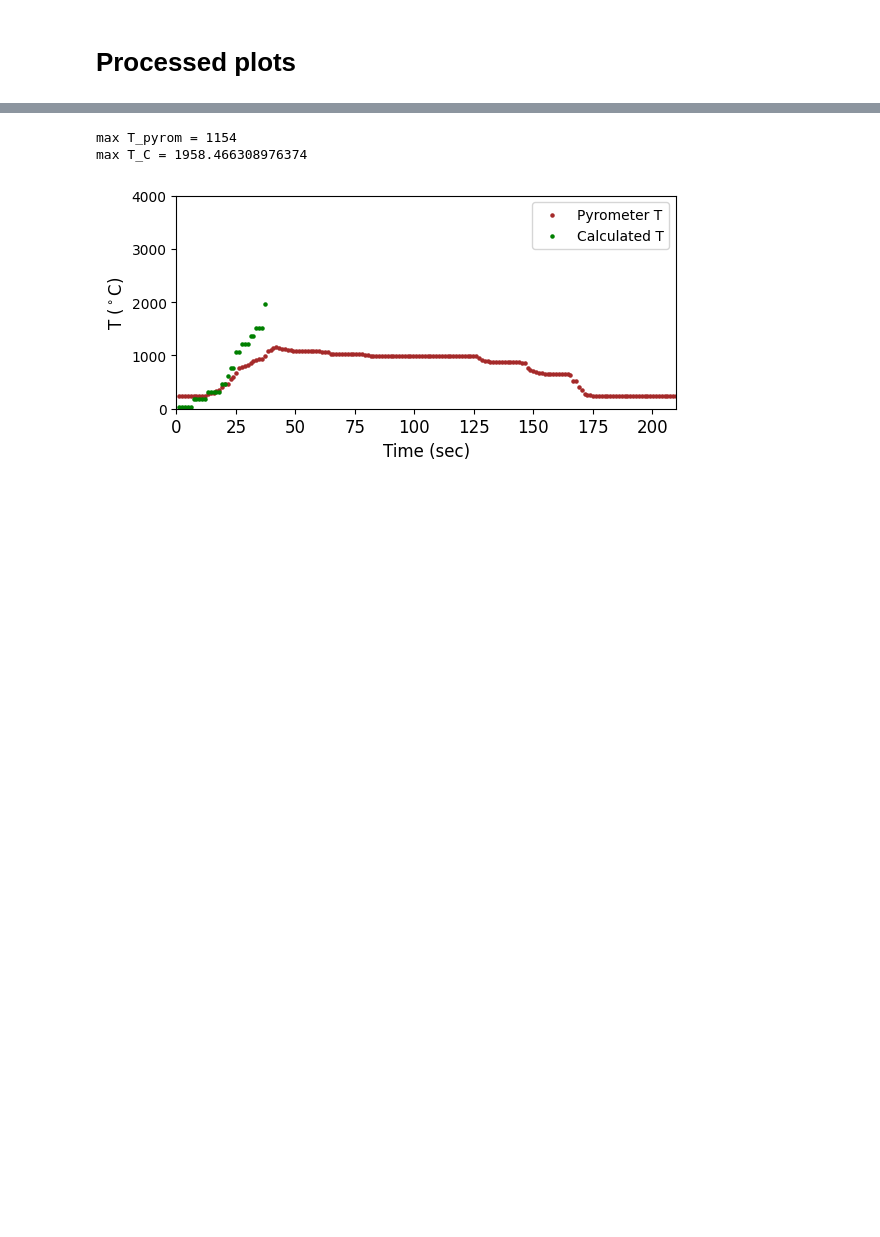
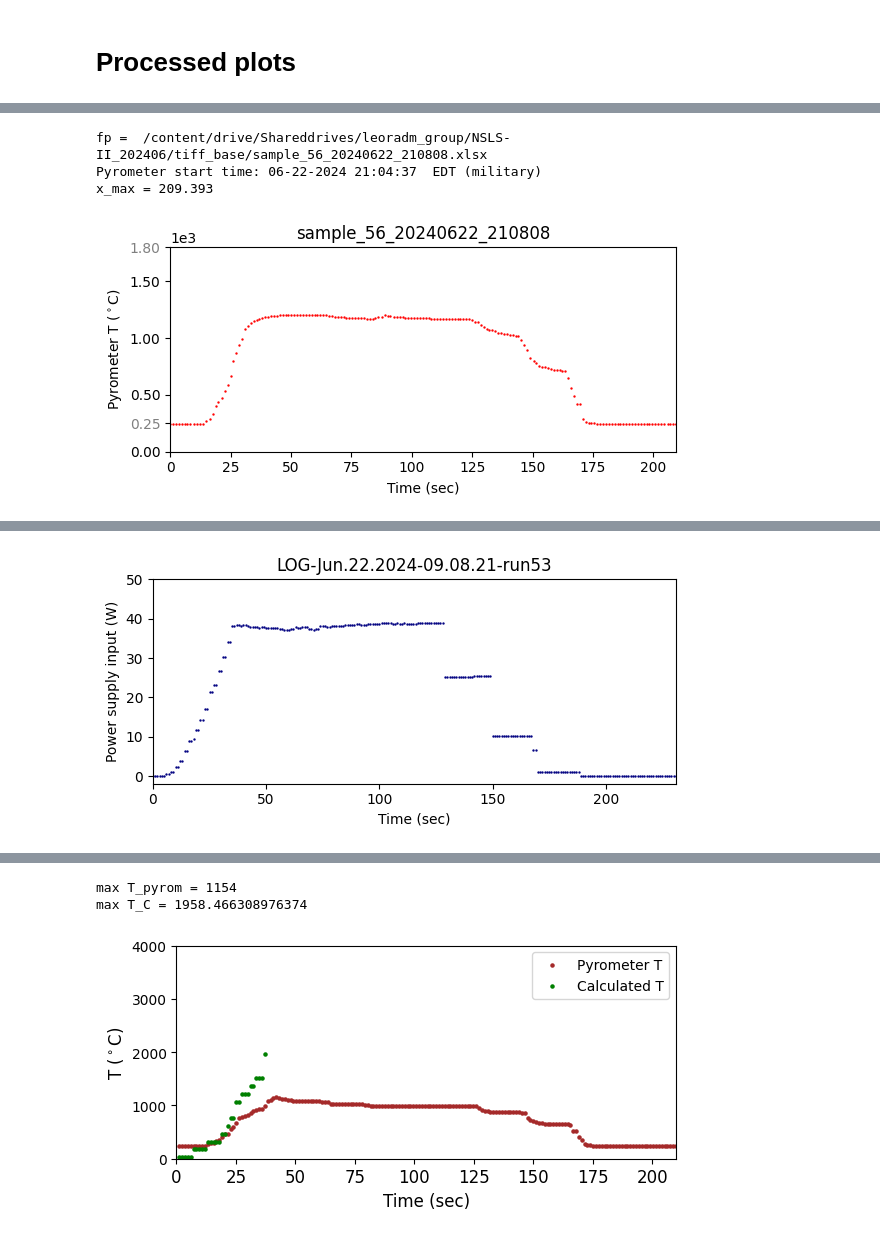
Before and after one commit to lmoghimi/personal-processing, a Jupyter notebook: post_beamline_analysis.ipynb, the cells around one changed output, grey strips where cells are left out. Drawn from its saved outputs; the diff is of its cells as text; code cells hidden in the pictures; blank space fills up the shorter version.

Commit message:
Edits to ensure the pyrometer and laser log files plot the data correctly with no user input. (only requires the file names)

```diff
--- a/post_beamline_analysis.ipynb
+++ b/post_beamline_analysis.ipynb
@@ -252,7 +244,7 @@ data_series_type = ['in-situ','depth'] #0 or 1
 response = data_series_type[0] #!#!#!#!#!#!#!#!#!# (this only affects the plot labeling)
 print('response =', response)
 
-run_folder = 'run106_hematite_H2_blue_lowPower' #!#!#!#!#!#!#!#!#!# in which "run" folder is the data located?
+run_folder = 'run105_Ar_blue_Tcalib' #!#!#!#!#!#!#!#!#!# in which "run" folder is the data located?
 run_path = os.path.join(userdir, 'tiff_base', run_folder, 'integration')
 print('run_path = ', run_path)
 
@@ -260,7 +252,7 @@ print('run_path = ', run_path)
 ###################### parsing the filename
 #filelist = glob.glob(run_path + '/run106_hematite_H2_blue_lowPower_20240623-205741_85c755_ss_stg2_y_*') #the common file name amongst all the "before" depth scans
 #filelist = glob.glob(run_path + '/run105_Ar_blue_Tcalib_20240623-200639_fc2f22_*') #!#!#!#!#!#!#!#!#!# the common file name amongst all the in-situ scans
-filelist = glob.glob(run_path + '/run106_hematite_H2_blue_lowPower_20240623-205016_1767d9_p*')
+filelist = glob.glob(run_path + '/run105_Ar_blue_Tcalib_20240623-200639_fc2f22_*')
 # print(filelist)
 filedict = {}
 
@@ -1033,0 +869,75 @@ x_axis =  [0, 1, 2, 3, 4, 5, 6, 7, 8, 9, 10, 11, 12, 13, 14, 15, 16, 17, 18, 19,
+# %%
+#@title Temperature and laser plots
+#revised 9/6/24 - 9/8/24
+fn_pyrom = 'sample_56_20240622_210808' #!#!#!#!#!#!#!#!#!#
+#fn_pyrom = 'sample_127_20240624_045017'
+
+fn_laser = 'LOG-Jun.22.2024-09.08.21-run53' #!#!#!#!#!#!#!#!#!#
+#fn_laser = 'LOG-Jun.24.2024-04.57.56-122'
+
+#################### pyrometer #####################################
+#userdir = '/content/drive/Shareddrives/leoradm_group/NSLS-II_202406'
+path = os.path.join(userdir, 'tiff_base')
+#print('path = ',path)
+fp = os.path.join(path, fn_pyrom + '.xlsx')
+print('fp = ',fp)
+result = process_pyrom(fp)
+
+figsize = (6, 3)
+fs = 18
+fig, ax = plt.subplots(figsize=figsize, tight_layout=True)
+ax.set_ylim(0, 1800)
+ax.set_yticks([0, 250, 500, 1000, 1500, 1800])
+ax.get_yticklabels()[1].set_color("gray") #changing the color for 248C
+ax.get_yticklabels()[5].set_color("gray") #changing the color for 1800C
+
+plt.scatter(result[0], result[1], marker = '.', s = markersz, c = 'r')
+x_max = np.array(result[0], dtype='float32').max()
+print('x_max =', x_max)
+ax.set_xlim(0, x_max)
+
+plt.ylabel("Pyrometer T ($^\circ$C)")
+plt.xlabel("Time (sec)")
+plt.title(fn_pyrom)
+
+plt.ticklabel_format(style='sci', axis='y', scilimits=(0,0))
+plt.show()
+
+##################################################################################
+######################### laser log ###########################################
+path = os.path.join(userdir, 'june_laser_programs_and_logs')
+#print('path = ',path)
+fp = os.path.join(path, fn_laser + '.csv')
+print('fp =', fp)
+result = process_laserlog(fp)
+st = result[0]
+lt = result[1]
+recnum = result[2]
+power = result[3]
+
+x_axis_laser = [i * int(st) for i in recnum]
+y_axis_laser = power
+x_lim = max(np.array(x_axis_laser))
+print('x_axis = ', x_axis_laser)
+
+
+figsize = (6, 3)
+fs = 18
+fig, ax = plt.subplots(figsize=figsize, tight_layout=True)
+
+
+#txt = 'The log began recording at ' + lt + ' with ' + st +' sec sampling \n t = 0 in the plot above is '+ t_xrd_start
+plt.scatter(x_axis_laser, y_axis_laser, marker = '.', s = markersz, c = 'navy')
+plt.ylabel("Power supply input (W)")
+plt.xlabel("Time (sec)")
+plt.title(fn_laser)
+#plt.figtext(0.5, -.125, txt, wrap=True, horizontalalignment='center', fontsize=10)
+ax.set_xlim(0, x_lim)
+ax.set_yticks([0, 10, 20, 30, 40, 50])
+
+##################################################################################
+# %% [output]
+fp =  /content/drive/Shareddrives/leoradm_group/NSLS-II_202406/tiff_base/sample_56_20240622_210808.xlsx
+Pyrometer start time: 06-22-2024 21:04:37  EDT (military)
+x_max = 209.393
+[figure, added]
@@ -1033,0 +954 @@ x_axis =  [0, 1, 2, 3, 4, 5, 6, 7, 8, 9, 10, 11, 12, 13, 14, 15, 16, 17, 18, 19,
+[figure, added]
```
Also changed, not shown: parts of 12 cells of this notebook.
